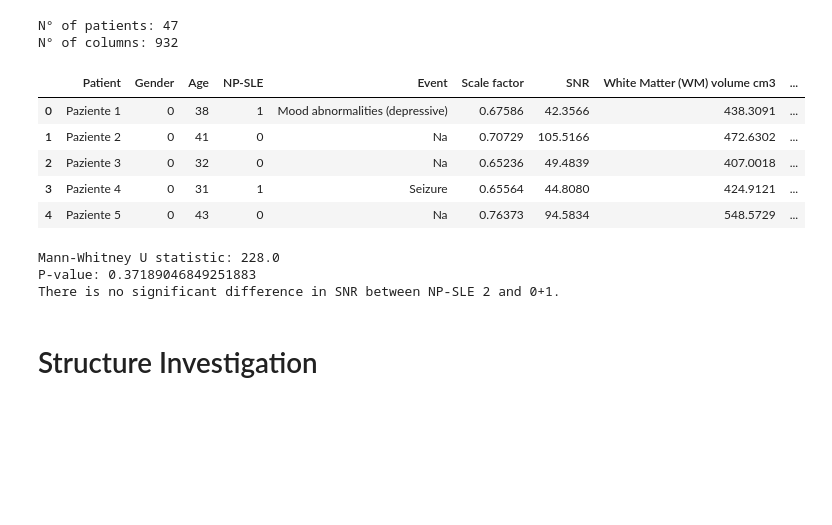
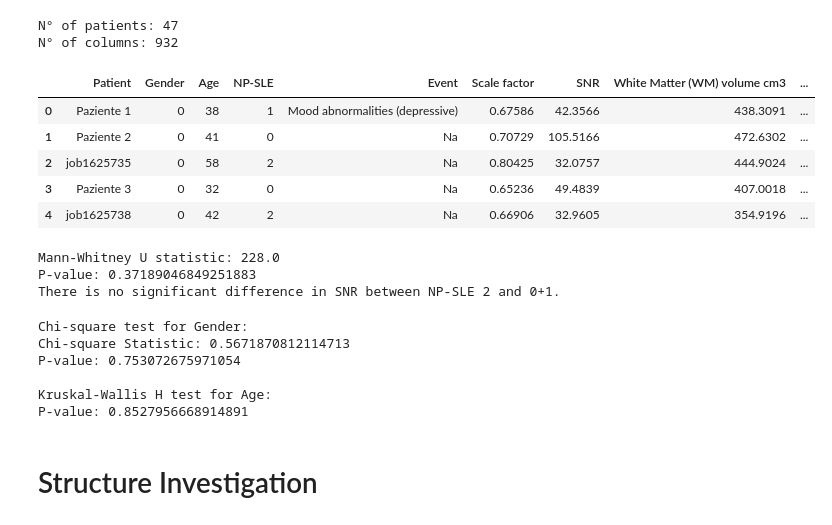
Before and after one commit to Sebarz98/NeuroLupus_ML, a Jupyter notebook: Advanced_EDA copy.ipynb, the cells around one changed output. Drawn from its saved outputs; the diff is of its cells as text; code cells hidden in the pictures; blank space fills up the shorter version.

```diff
--- a/Advanced_EDA copy.ipynb
+++ b/Advanced_EDA copy.ipynb
@@ -1,31 +1,32 @@
 # %%
 # Load Dataset
 import pandas as pd
 
-file_path = "data"
+# Load Dataset
+file_path = "/Users/Sebastiano/ML_MRI copy.xlsx"
 df = pd.read_excel(file_path)
 
 print("N° of patients: {}".format(len(df)))
 print("N° of columns: {}".format(df.shape[1]))
 
 pd.set_option('display.max_columns', None)
 
 import os
 # Create the results/ directory if it doesn't exist
 if not os.path.exists('results'):
     os.makedirs('results')
 
 # Extract feature matrix X and show 5 random samples
 df.head()
 # %% [output]
 N° of patients: 47
 N° of columns: 932
 |  | Patient | Gender | Age | NP-SLE | Event | Scale factor | SNR | White Matter (WM) volume cm3 | ... |
 | 0 | Paziente 1 | 0 | 38 | 1 | Mood abnormalities (depressive) | 0.67586 | 42.3566 | 438.3091 | ... |
 | 1 | Paziente 2 | 0 | 41 | 0 | Na | 0.70729 | 105.5166 | 472.6302 | ... |
-| 2 | Paziente 3 | 0 | 32 | 0 | Na | 0.65236 | 49.4839 | 407.0018 | ... |
-| 3 | Paziente 4 | 0 | 31 | 1 | Seizure | 0.65564 | 44.8080 | 424.9121 | ... |
-| 4 | Paziente 5 | 0 | 43 | 0 | Na | 0.76373 | 94.5834 | 548.5729 | ... |
+| 2 | job1625735 | 0 | 58 | 2 | Na | 0.80425 | 32.0757 | 444.9024 | ... |
+| 3 | Paziente 3 | 0 | 32 | 0 | Na | 0.65236 | 49.4839 | 407.0018 | ... |
+| 4 | job1625738 | 0 | 42 | 2 | Na | 0.66906 | 32.9605 | 354.9196 | ... |
 # %%
 from scipy.stats import mannwhitneyu
 
@@ -52,6 +53,37 @@ else:
 Mann-Whitney U statistic: 228.0
 P-value: 0.37189046849251883
 There is no significant difference in SNR between NP-SLE 2 and 0+1.
+# %%
+import pandas as pd
+from scipy.stats import f_oneway, kruskal, chi2_contingency
+
+# Assuming df is your DataFrame with columns: Patient, Gender, Age, NP-SLE
+# Selecting required columns
+selected_columns = df[['Gender', 'Age', 'NP-SLE']]
+
+# Splitting data based on NP-SLE groups
+np_sle_0 = selected_columns[selected_columns['NP-SLE'] == 0]
+np_sle_1 = selected_columns[selected_columns['NP-SLE'] == 1]
+np_sle_2 = selected_columns[selected_columns['NP-SLE'] == 2]
+
+# Compare Gender using Chi-square test
+gender_crosstab = pd.crosstab(selected_columns['Gender'], selected_columns['NP-SLE'])
+chi2_stat, p_val_gender, _, _ = chi2_contingency(gender_crosstab)
+print("Chi-square test for Gender:")
+print("Chi-square Statistic:", chi2_stat)
+print("P-value:", p_val_gender)
+
+# Compare Age using Kruskal-Wallis H test
+_, p_val_age = kruskal(np_sle_0['Age'], np_sle_1['Age'], np_sle_2['Age'])
+print("\nKruskal-Wallis H test for Age:")
+print("P-value:", p_val_age)
+# %% [output]
+Chi-square test for Gender:
+Chi-square Statistic: 0.5671870812114713
+P-value: 0.753072675971054
+
+Kruskal-Wallis H test for Age:
+P-value: 0.8527956668914891
 # %% [markdown]
 # Structure Investigation
 # %%
```
Also changed, not shown: 4 other files.
